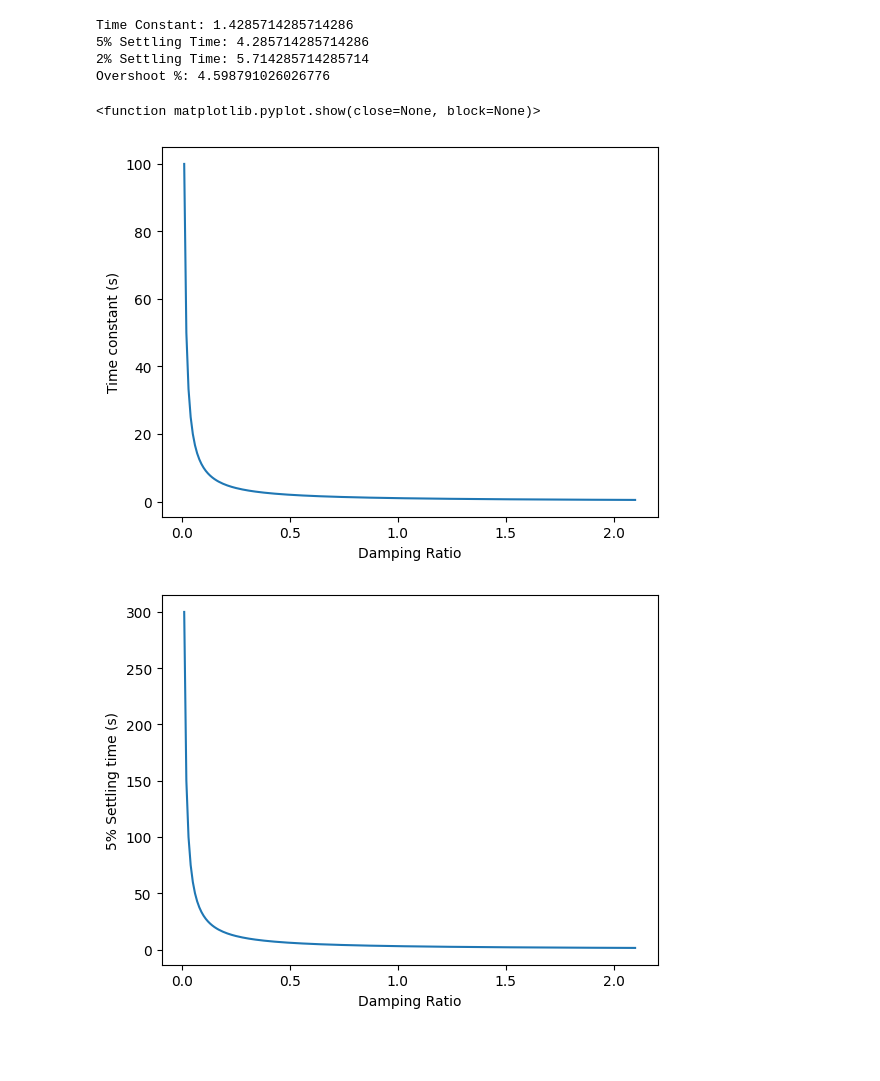
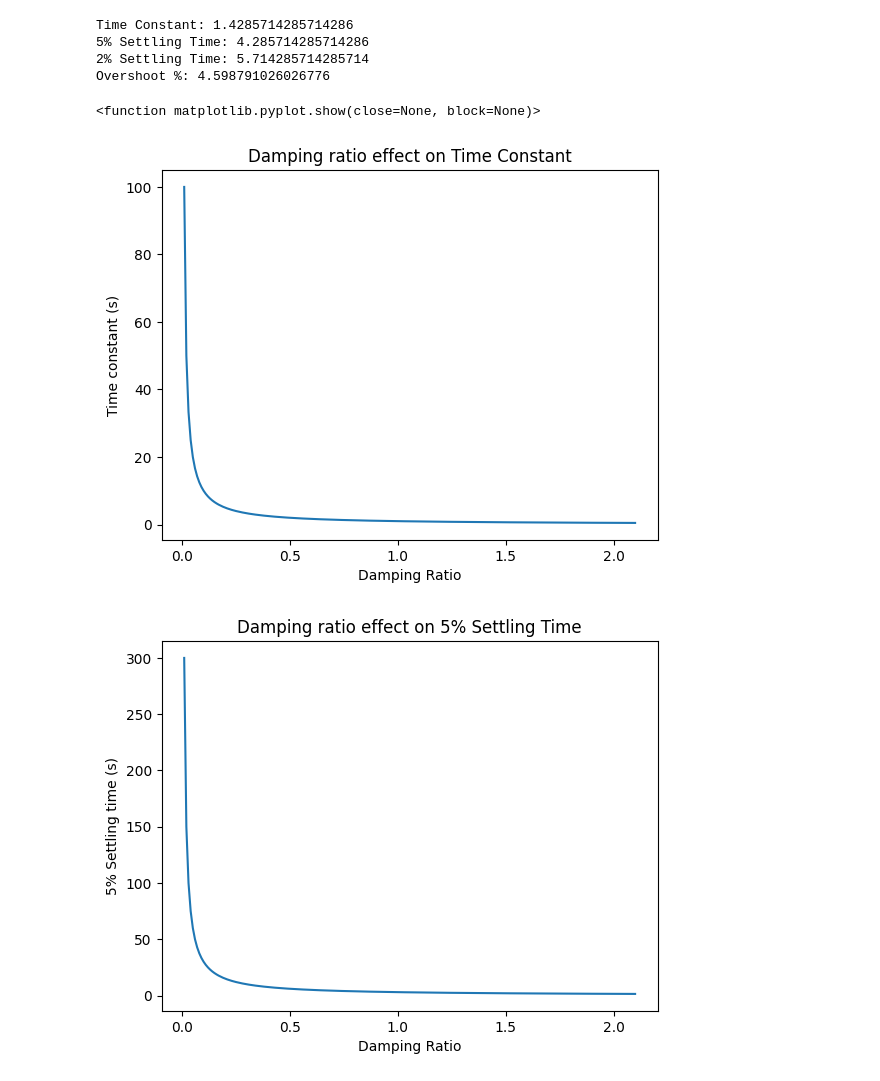
Before and after one commit to ccgargantua/control-systems, a Jupyter notebook: notebooks/transient_performance.ipynb, the cells around one changed output. Saved outputs shown, nothing was run; the diff lists cells and outputs as text; code cells hidden in the pictures; blank space fills up the shorter version.

Commit message:
Titles for zeta effect plots

```diff
--- a/notebooks/transient_performance.ipynb
+++ b/notebooks/transient_performance.ipynb
@@ -125,32 +125,36 @@ with open('transient_analysis_out.csv', mode='r', newline='') as csv_file:
     tc_vals = df['Time Constant']
     st_5p_vals = df['5% Settling Time']
     st_2p_vals = df['2% Settling Time']
     os_p_vals = df['Overshoot %']
 
 plt.figure()
 plt.plot(zeta_vals, tc_vals)
 plt.xlabel('Damping Ratio')
 plt.ylabel('Time constant (s)')
+plt.title('Damping ratio effect on Time Constant')
 plt.show
 
 plt.figure()
 plt.plot(zeta_vals, st_5p_vals)
 plt.xlabel('Damping Ratio')
 plt.ylabel('5% Settling time (s)')
+plt.title('Damping ratio effect on 5% Settling Time')
 plt.show
 
 plt.figure()
 plt.plot(zeta_vals, st_2p_vals)
 plt.xlabel('Damping Ratio')
 plt.ylabel('2% Settling time')
+plt.title('Damping ratio effect on 2% Settling Time')
 plt.show
 
 plt.figure()
 plt.plot(zeta_vals, os_p_vals)
 plt.xlabel('Damping Ratio')
 plt.ylabel('Overshoot %')
+plt.title('Damping ratio effect on Overshoot %')
 plt.show
 # %% [output]
 <function matplotlib.pyplot.show(close=None, block=None)>
-[figure, old version]
+[figure, new version]
-[figure, old version]
+[figure, new version]
```
Also changed, not shown: parts of 1 cell of this notebook.
